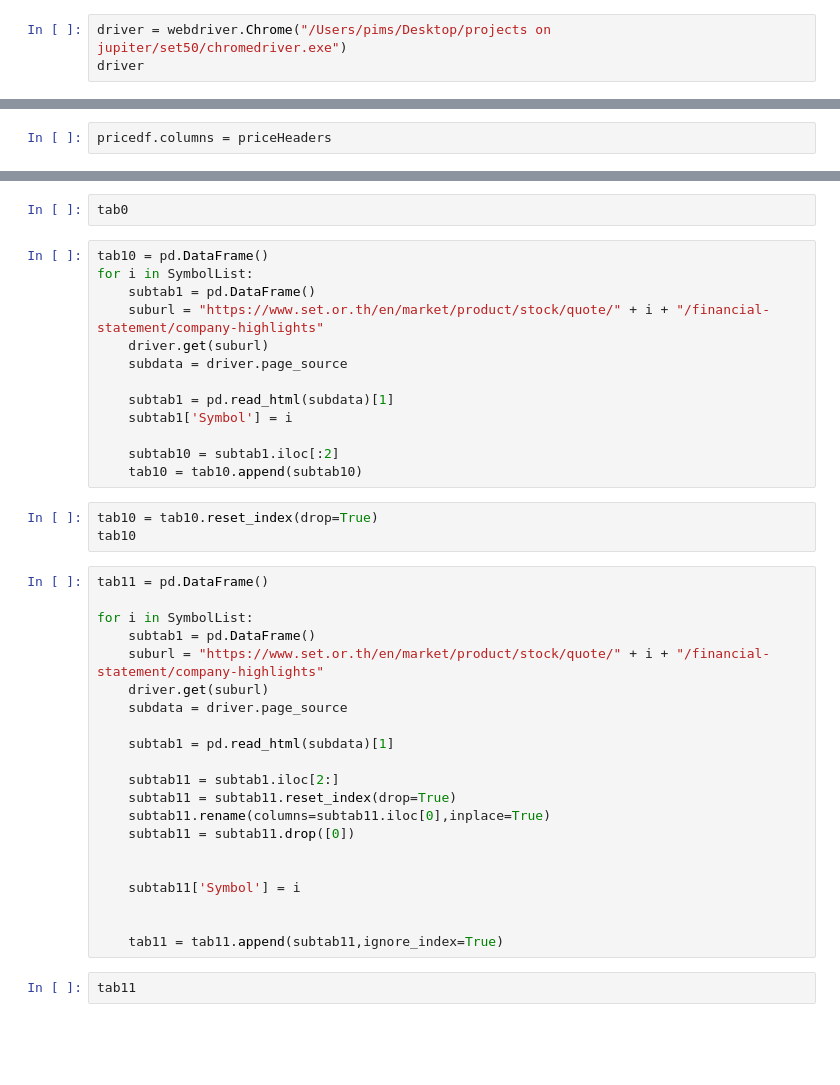
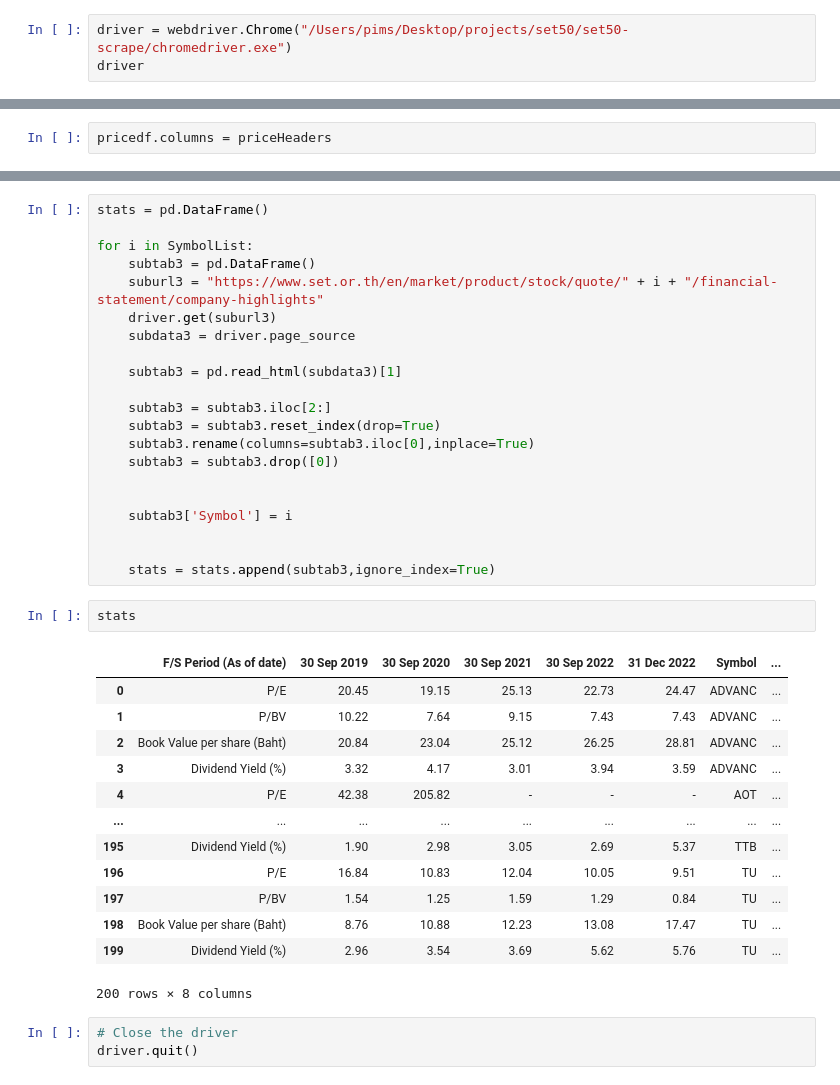
Before and after one commit to pimgcn/set50-scrape, a Jupyter notebook: set50.ipynb, the cells around one changed output, grey strips where cells are left out. Drawn from its saved outputs; the diff is of its cells as text; blank space fills up the shorter version.

```diff
--- a/set50.ipynb
+++ b/set50.ipynb
@@ -9,3 +9,3 @@ from selenium.webdriver.support import expected_conditions as EC
 # %%
-driver = webdriver.Chrome("/Users/pims/Desktop/projects on jupiter/set50/chromedriver.exe")
+driver = webdriver.Chrome("/Users/pims/Desktop/projects/set50/set50-scrape/chromedriver.exe")
 driver
@@ -221,41 +240,40 @@ tab0 = tab0.reset_index(drop=True)
-# %%
-tab0
-# %%
-tab10 = pd.DataFrame()
-for i in SymbolList:
-    subtab1 = pd.DataFrame()
-    suburl = "https://www.set.or.th/en/market/product/stock/quote/" + i + "/financial-statement/company-highlights"
-    driver.get(suburl)
-    subdata = driver.page_source
-
-    subtab1 = pd.read_html(subdata)[1]
-    subtab1['Symbol'] = i
-
-    subtab10 = subtab1.iloc[:2]
-    tab10 = tab10.append(subtab10)
-# %%
-tab10 = tab10.reset_index(drop=True)
-tab10
 # %%
-tab11 = pd.DataFrame()
+stats = pd.DataFrame()
 
 for i in SymbolList:
-    subtab1 = pd.DataFrame()
-    suburl = "https://www.set.or.th/en/market/product/stock/quote/" + i + "/financial-statement/company-highlights"
-    driver.get(suburl)
-    subdata = driver.page_source
+    subtab3 = pd.DataFrame()
+    suburl3 = "https://www.set.or.th/en/market/product/stock/quote/" + i + "/financial-statement/company-highlights"
+    driver.get(suburl3)
+    subdata3 = driver.page_source
 
-    subtab1 = pd.read_html(subdata)[1]
+    subtab3 = pd.read_html(subdata3)[1]
 
-    subtab11 = subtab1.iloc[2:]
-    subtab11 = subtab11.reset_index(drop=True)
-    subtab11.rename(columns=subtab11.iloc[0],inplace=True)
-    subtab11 = subtab11.drop([0])
+    subtab3 = subtab3.iloc[2:]
+    subtab3 = subtab3.reset_index(drop=True)
+    subtab3.rename(columns=subtab3.iloc[0],inplace=True)
+    subtab3 = subtab3.drop([0])
 
 
-    subtab11['Symbol'] = i
+    subtab3['Symbol'] = i
 
 
-    tab11 = tab11.append(subtab11,ignore_index=True)
+    stats = stats.append(subtab3,ignore_index=True)
 # %%
-tab11
+stats
+# %% [output]
+|  | F/S Period (As of date) | 30 Sep 2019 | 30 Sep 2020 | 30 Sep 2021 | 30 Sep 2022 | 31 Dec 2022 | Symbol | ... |
+| 0 | P/E | 20.45 | 19.15 | 25.13 | 22.73 | 24.47 | ADVANC | ... |
+| 1 | P/BV | 10.22 | 7.64 | 9.15 | 7.43 | 7.43 | ADVANC | ... |
+| 2 | Book Value per share (Baht) | 20.84 | 23.04 | 25.12 | 26.25 | 28.81 | ADVANC | ... |
+| 3 | Dividend Yield (%) | 3.32 | 4.17 | 3.01 | 3.94 | 3.59 | ADVANC | ... |
+| 4 | P/E | 42.38 | 205.82 | - | - | - | AOT | ... |
+| ... | ... | ... | ... | ... | ... | ... | ... | ... |
+| 195 | Dividend Yield (%) | 1.90 | 2.98 | 3.05 | 2.69 | 5.37 | TTB | ... |
+| 196 | P/E | 16.84 | 10.83 | 12.04 | 10.05 | 9.51 | TU | ... |
+| 197 | P/BV | 1.54 | 1.25 | 1.59 | 1.29 | 0.84 | TU | ... |
+| 198 | Book Value per share (Baht) | 8.76 | 10.88 | 12.23 | 13.08 | 17.47 | TU | ... |
+| 199 | Dividend Yield (%) | 2.96 | 3.54 | 3.69 | 5.62 | 5.76 | TU | ... |
+200 rows × 8 columns
+# %%
+# Close the driver
+driver.quit()
```
Also changed, not shown: parts of 35 cells of this notebook.
